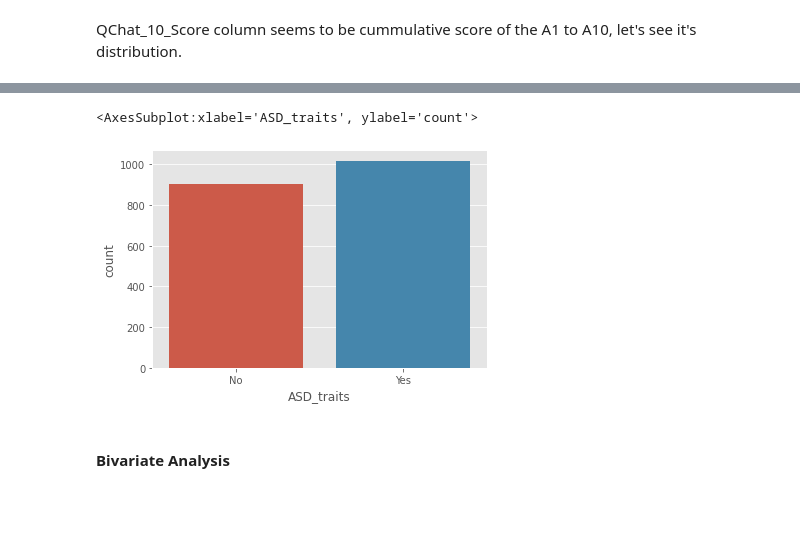
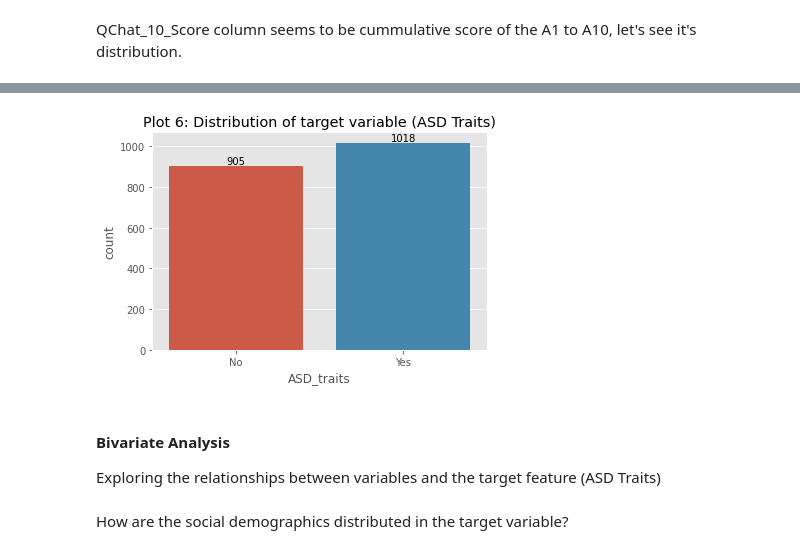
Before and after one commit to Olarsk/omdena-sl-autism, a Jupyter notebook: github data EDA.ipynb, the cells around one changed output, grey strips where cells are left out. Drawn from its saved outputs; the diff is of its cells as text; code cells hidden in the pictures; blank space fills up the shorter version.

Commit message:
updated EDA notebook
I continued with my Exploratory Analysis.

```diff
--- a/github data EDA.ipynb
+++ b/github data EDA.ipynb
@@ -175,4 +198,9 @@ sns.boxplot(data=asd, x='Qchat_10_Score')
 # %%
 # Check the age distribution since we are interested in toddlers
-sns.countplot(data=asd, x='Age_Years')
+ax = sns.countplot(data=asd, x='Age_Years')
+ax.set(title="Plot 2: Age distribution of the study population")
+
+# to display the count of each bar
+for i in ax.containers:
+    ax.bar_label(i, labels = [str(i.get_height()) for i in i.get_children()])
 # %% [output]
@@ -215,0 +223,24 @@ sns.countplot(data=asd, x='Family_mem_with_ASD', ax=axes[2,2])
+# %%
+# There are a number of disorders/unique features highlighted in, lets check their distribution
+disorders_col = ['Speech Delay/Language Disorder',
+       'Learning disorder', 'Genetic_Disorders', 'Depression',
+       'Global developmental delay/intellectual disability',
+       'Social/Behavioural Issues', 'Anxiety_disorder', 'Jaundice',
+       'Family_mem_with_ASD']
+# prepare our grid
+plt.subplots(3,3, figsize=(15,18))
+
+disorders = asd.loc[:, disorders_col]
+col_num = 1
+
+# Looping through the columns
+for col in disorders_col:
+    plt.subplot(3,3, col_num)
+    ax = sns.countplot(data=disorders, x=col)
+    col_num += 1
+    # to display the count of each bar
+    for i in ax.containers:
+        ax.bar_label(i, labels = [str(i.get_height()) for i in i.get_children()])
+
+plt.suptitle("Plot 5: Disorders distribution", y=1.0)
+plt.tight_layout()
@@ -216,8 +249,15 @@ sns.countplot(data=asd, x='Family_mem_with_ASD', ax=axes[2,2])
 # %%
 # Checking the distribution of the target variable "ASD Traits"
-sns.countplot(data=asd, x='ASD_traits')
+ax = sns.countplot(data=asd, x='ASD_traits')
+ax.set(title="Plot 6: Distribution of target variable (ASD Traits)")
+
+# to display the count of each bar
+for i in ax.containers:
+    ax.bar_label(i, labels = [str(i.get_height()) for i in i.get_children()])
 # %% [output]
-<AxesSubplot:xlabel='ASD_traits', ylabel='count'>
-[figure, old version]
+[figure, new version]
-# %% [markdown]
-#### Bivariate Analysis
+# %% [markdown]
+#### Bivariate Analysis
+Exploring the relationships between variables and the target feature (ASD Traits)
+# %% [markdown]
+How are the social demographics distributed in the target variable?
```
Also changed, not shown: parts of 26 cells of this notebook.
